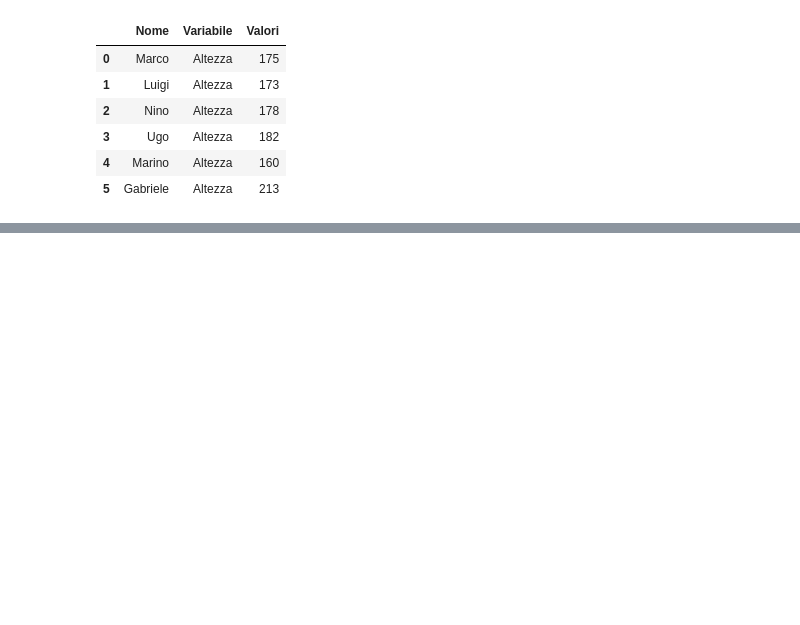
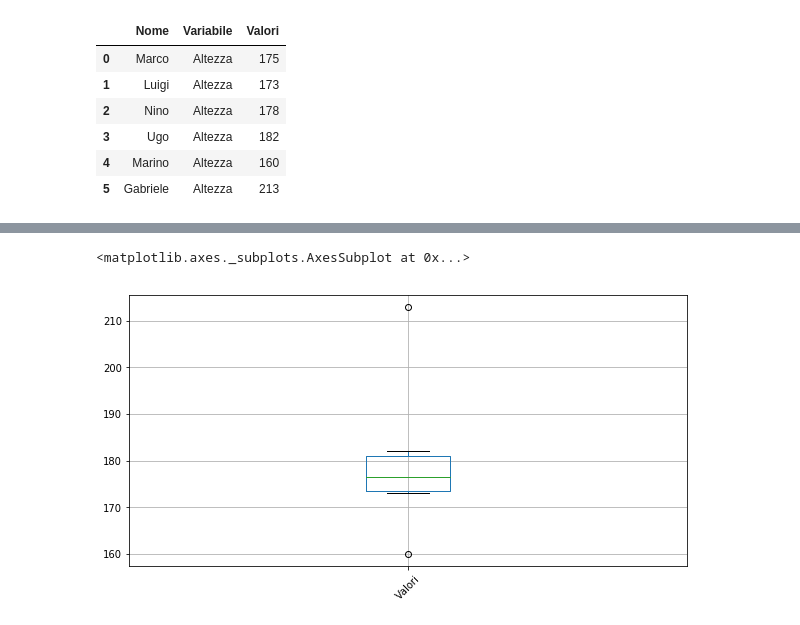
Before and after one commit to scarsellifi/open-notebook-science, a Jupyter notebook: Python e Pandas - Operazioni base.ipynb, the cells around one changed output, grey strips where cells are left out. Drawn from its saved outputs; the diff is of its cells as text; code cells hidden in the pictures; blank space fills up the shorter version.

```diff
--- a/Python e Pandas - Operazioni base.ipynb
+++ b/Python e Pandas - Operazioni base.ipynb
@@ -856,0 +933,2 @@ tab_multiple["Altezza"]
+# %%
+Altezza = tab_multiple["Altezza"]
@@ -856,0 +945,5 @@ tab_multiple["Altezza"]
+# %%
+Altezza.plot(y= "Valori", kind = "box", grid = True, rot=45, figsize = (10,5))
+# %% [output]
+<matplotlib.axes._subplots.AxesSubplot at 0x...>
+[figure, added]
```
Also changed, not shown: parts of 21 cells of this notebook, 5 other files.
